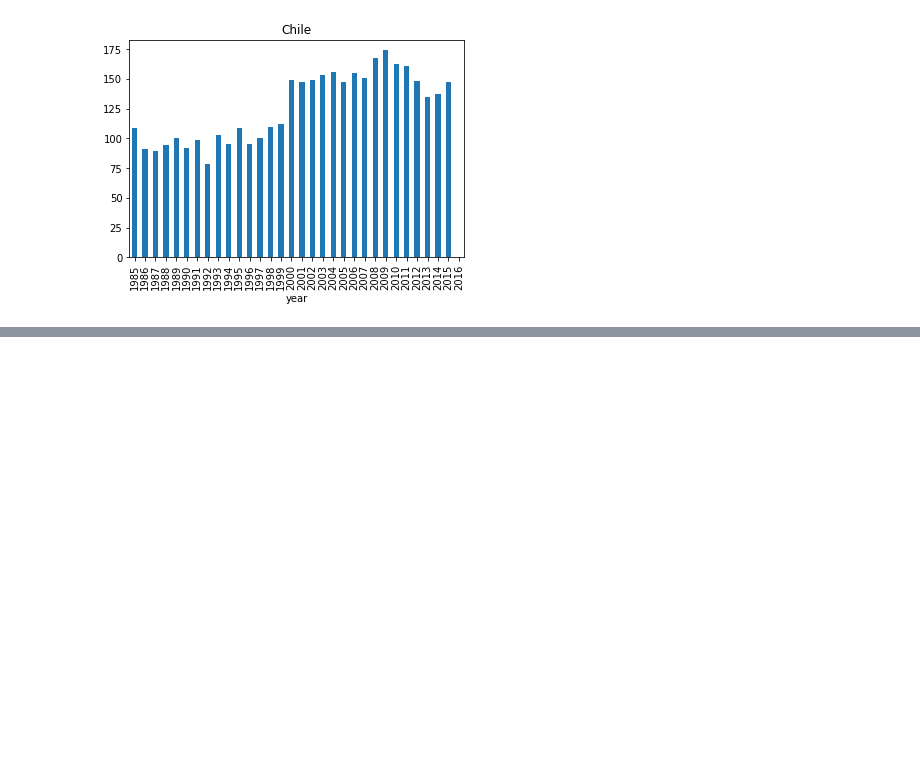
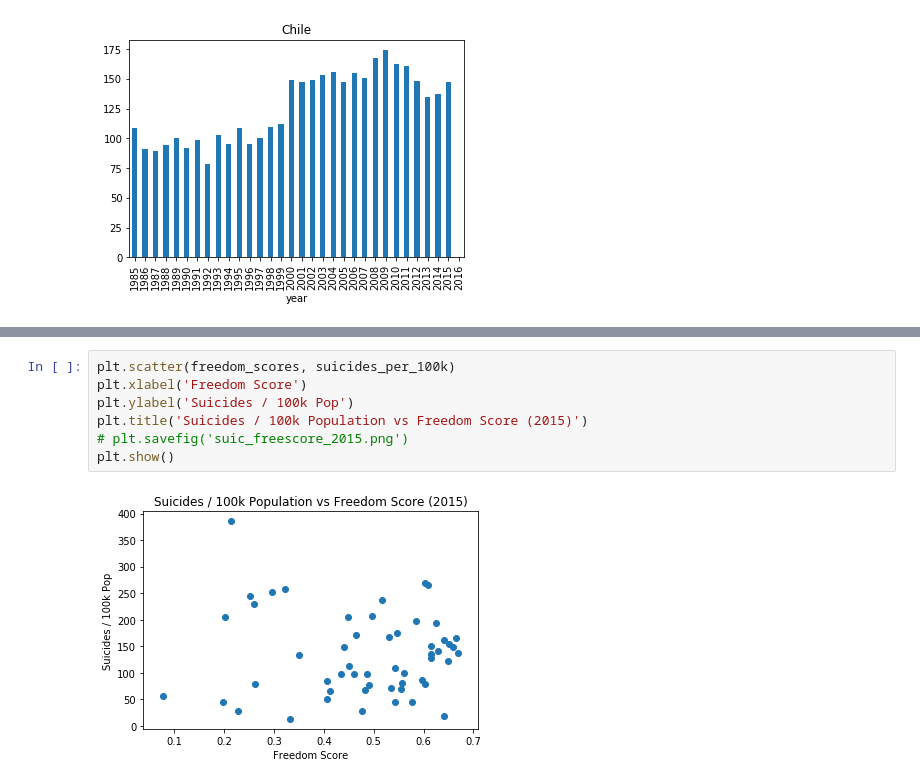
Before and after one commit to poojaphadke/Suicide-rates-and-Happiness-Report, a Jupyter notebook: Code.ipynb, the cells around one changed output, grey strips where cells are left out. Saved outputs shown, nothing was run; the diff lists cells and outputs as text; blank space fills up the shorter version.

```diff
--- a/Code.ipynb
+++ b/Code.ipynb
@@ -151,0 +197,9 @@ df5[country].plot(kind='bar', title=country)
+# %%
+plt.scatter(freedom_scores, suicides_per_100k)
+plt.xlabel('Freedom Score')
+plt.ylabel('Suicides / 100k Pop')
+plt.title('Suicides / 100k Population vs Freedom Score (2015)')
+# plt.savefig('suic_freescore_2015.png')
+plt.show()
+# %% [output]
+[figure, added]
```
Also changed, not shown: parts of 8 cells of this notebook.
